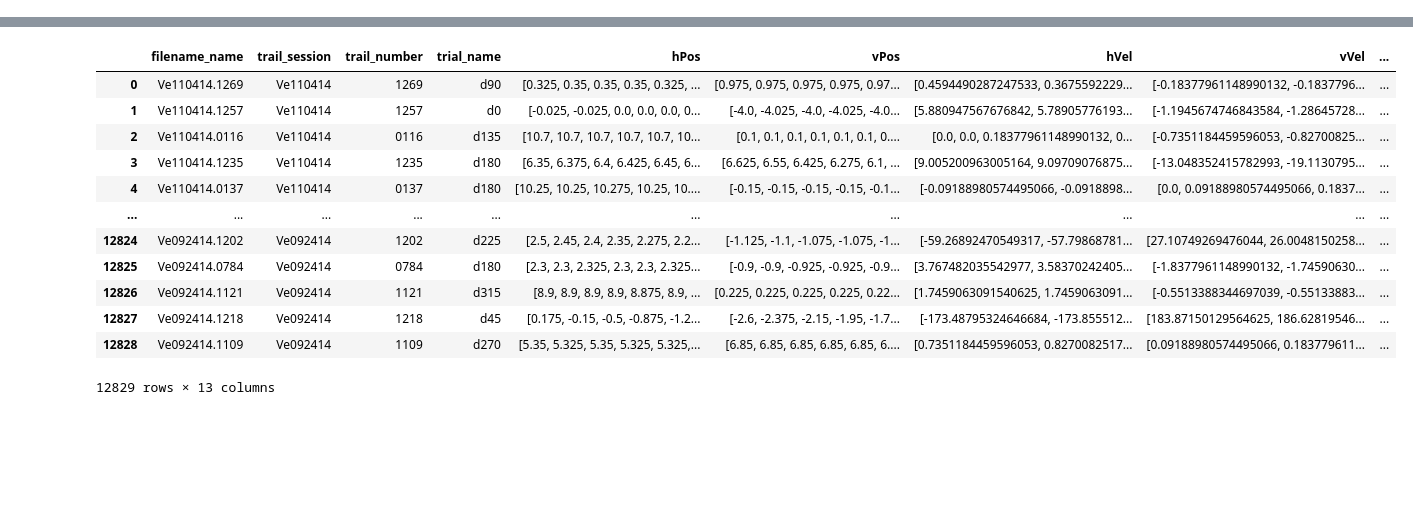
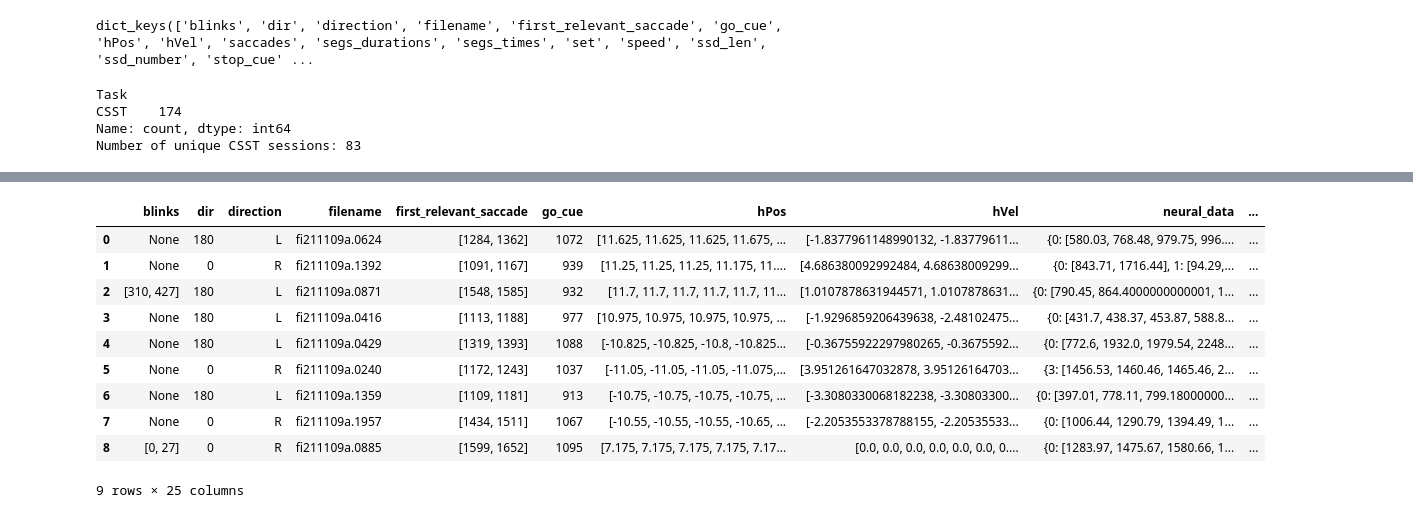
Before and after one commit to barrackHa/Population-Analysis, a Jupyter notebook: data_pre_proc/data_pre_proc_multiProc.ipynb, the cells around one changed output, grey strips where cells are left out. Cells and saved outputs as stored; diff of their text form; code cells hidden in the pictures; blank space fills up the shorter version.

Commit message:
async pre proc

```diff
--- a/data_pre_proc/data_pre_proc_multiProc.ipynb
+++ b/data_pre_proc/data_pre_proc_multiProc.ipynb
@@ -26,10 +29,10 @@ output_notebook()
 # %%
-base_path = Path('/home/barak/data/ComDePri-EWS/data/data_from_Mati/Vernon_Neural/')
+base_path = Path.cwd().parent / 'data' / 'fiona_sst'
 dirs = [d for d in base_path.iterdir() if d.is_dir()]
 
 files = []
 for dir_path in dirs:
     files += list(f for f in dir_path.iterdir() if f.is_file())
 
-len(dirs), len(files)
+len(dirs), len(files), files[:3]
 # %% [output]
@@ -67,3 +44,33 @@ test_data = get_file_data(file_path)
+# %%
+def get_file_data(file_path: Path) -> dict:
+    single_trial_instance = single_trial(file_path)
+    if single_trial_instance.set != 'CSST':
+        return None
+    single_trial_instance.get_saccades()
+    single_trial_instance.get_first_relevant_saccade()
+    trial_row = single_trial_instance.data_dict
+    del trial_row['file_path']
+    return trial_row
+
+data_dir = Path.cwd() / "data/fiona_sst/fi211109"
+file_path = data_dir / "fi211109a.2040"
+test_data = get_file_data(file_path)
+del test_data['neural_data']
+pprint(test_data.keys())
+# %% [output]
+dict_keys(['blinks', 'dir', 'direction', 'filename', 'first_relevant_saccade', 'go_cue', 'hPos', 'hVel', 'saccades', 'segs_durations', 'segs_times', 'set', 'speed', 'ssd_len', 'ssd_number', 'stop_cue' ...
+# %%
+behaviour_db_file_path = base_path / "SST_fiona_behaviour_db.xlsx"
+behaviour_df = pd.read_excel(behaviour_db_file_path)
+behaviour_df = behaviour_df[behaviour_df['Task'] == 'CSST']
+print(behaviour_df['Task'].value_counts())
+csst_lst = set(behaviour_df['behaviour_session'].tolist())
+print(f"Number of unique CSST sessions: {len(csst_lst)}")
+# %% [output]
+Task
+CSST    174
+Name: count, dtype: int64
+Number of unique CSST sessions: 83
 # %%
 def process_file(file):
     try:
@@ -76,12 +83,25 @@ def process_file(file):
         print(f'Error processing file {file}: {e}')
         return None
 
-with ProcessPoolExecutor() as executor:
-    results = list(executor.map(process_file, files))
+def analyse_files_async(files_list):
+    results = []
+    with ThreadPoolExecutor() as executor:
+        # Submit all tasks to the executor
+        futures = {
+            executor.submit(process_file, file):
+            file for file in files_list
+        }
 
+        # Use tqdm to display the progress bar
+        for future in tqdm(as_completed(futures), total=len(files_list), desc="Loading files"):
+            results.append(future.result())
+
+    return results
+
+results = analyse_files_async(files)
 # Filter out None results
 results = [result for result in results if result is not None]
-
+print(f"Processed {len(results)} valid files out of {len(files)}")
 # Create a DataFrame from the results
 files_df = pd.DataFrame(results)
 files_df
@@ -108,13 +110,11 @@ Error processing file /home/barak/data/ComDePri-EWS/data/data_from_Mati/Vernon_N
-|  | filename_name | trail_session | trail_number | trial_name | hPos | vPos | hVel | vVel | ... |
-| 0 | Ve110414.1269 | Ve110414 | 1269 | d90 | [0.325, 0.35, 0.35, 0.35, 0.325, ... | [0.975, 0.975, 0.975, 0.975, 0.97... | [0.4594490287247533, 0.3675592229... | [-0.18377961148990132, -0.1837796... | ... |
-| 1 | Ve110414.1257 | Ve110414 | 1257 | d0 | [-0.025, -0.025, 0.0, 0.0, 0.0, 0... | [-4.0, -4.025, -4.0, -4.025, -4.0... | [5.880947567676842, 5.78905776193... | [-1.1945674746843584, -1.28645728... | ... |
-| 2 | Ve110414.0116 | Ve110414 | 0116 | d135 | [10.7, 10.7, 10.7, 10.7, 10.7, 10... | [0.1, 0.1, 0.1, 0.1, 0.1, 0.1, 0.... | [0.0, 0.0, 0.18377961148990132, 0... | [-0.7351184459596053, -0.82700825... | ... |
-| 3 | Ve110414.1235 | Ve110414 | 1235 | d180 | [6.35, 6.375, 6.4, 6.425, 6.45, 6... | [6.625, 6.55, 6.425, 6.275, 6.1, ... | [9.005200963005164, 9.09709076875... | [-13.048352415782993, -19.1130795... | ... |
-| 4 | Ve110414.0137 | Ve110414 | 0137 | d180 | [10.25, 10.25, 10.275, 10.25, 10.... | [-0.15, -0.15, -0.15, -0.15, -0.1... | [-0.09188980574495066, -0.0918898... | [0.0, 0.09188980574495066, 0.1837... | ... |
-| ... | ... | ... | ... | ... | ... | ... | ... | ... | ... |
-| 12824 | Ve092414.1202 | Ve092414 | 1202 | d225 | [2.5, 2.45, 2.4, 2.35, 2.275, 2.2... | [-1.125, -1.1, -1.075, -1.075, -1... | [-59.26892470549317, -57.79868781... | [27.10749269476044, 26.0048150258... | ... |
-| 12825 | Ve092414.0784 | Ve092414 | 0784 | d180 | [2.3, 2.3, 2.325, 2.3, 2.3, 2.325... | [-0.9, -0.9, -0.925, -0.925, -0.9... | [3.767482035542977, 3.58370242405... | [-1.8377961148990132, -1.74590630... | ... |
-| 12826 | Ve092414.1121 | Ve092414 | 1121 | d315 | [8.9, 8.9, 8.9, 8.9, 8.875, 8.9, ... | [0.225, 0.225, 0.225, 0.225, 0.22... | [1.7459063091540625, 1.7459063091... | [-0.5513388344697039, -0.55133883... | ... |
-| 12827 | Ve092414.1218 | Ve092414 | 1218 | d45 | [0.175, -0.15, -0.5, -0.875, -1.2... | [-2.6, -2.375, -2.15, -1.95, -1.7... | [-173.48795324646684, -173.855512... | [183.87150129564625, 186.62819546... | ... |
-| 12828 | Ve092414.1109 | Ve092414 | 1109 | d270 | [5.35, 5.325, 5.35, 5.325, 5.325,... | [6.85, 6.85, 6.85, 6.85, 6.85, 6.... | [0.7351184459596053, 0.8270082517... | [0.09188980574495066, 0.183779611... | ... |
+|  | blinks | dir | direction | filename | first_relevant_saccade | go_cue | hPos | hVel | neural_data | ... |
+| 0 | None | 180 | L | fi211109a.0624 | [1284, 1362] | 1072 | [11.625, 11.625, 11.625, 11.675, ... | [-1.8377961148990132, -1.83779611... | {0: [580.03, 768.48, 979.75, 996.... | ... |
+| 1 | None | 0 | R | fi211109a.1392 | [1091, 1167] | 939 | [11.25, 11.25, 11.25, 11.175, 11.... | [4.686380092992484, 4.68638009299... | {0: [843.71, 1716.44], 1: [94.29,... | ... |
+| 2 | [310, 427] | 180 | L | fi211109a.0871 | [1548, 1585] | 932 | [11.7, 11.7, 11.7, 11.7, 11.7, 11... | [1.0107878631944571, 1.0107878631... | {0: [790.45, 864.4000000000001, 1... | ... |
+| 3 | None | 180 | L | fi211109a.0416 | [1113, 1188] | 977 | [10.975, 10.975, 10.975, 10.975, ... | [-1.9296859206439638, -2.48102475... | {0: [431.7, 438.37, 453.87, 588.8... | ... |
+| 4 | None | 180 | L | fi211109a.0429 | [1319, 1393] | 1088 | [-10.825, -10.825, -10.8, -10.825... | [-0.36755922297980265, -0.3675592... | {0: [772.6, 1932.0, 1979.54, 2248... | ... |
+| 5 | None | 0 | R | fi211109a.0240 | [1172, 1243] | 1037 | [-11.05, -11.05, -11.05, -11.075,... | [3.951261647032878, 3.95126164703... | {3: [1456.53, 1460.46, 1465.46, 2... | ... |
+| 6 | None | 180 | L | fi211109a.1359 | [1109, 1181] | 913 | [-10.75, -10.75, -10.75, -10.75, ... | [-3.3080330068182238, -3.30803300... | {0: [397.01, 778.11, 799.18000000... | ... |
+| 7 | None | 0 | R | fi211109a.1957 | [1434, 1511] | 1067 | [-10.55, -10.55, -10.55, -10.65, ... | [-2.2053553378788155, -2.20535533... | {0: [1006.44, 1290.79, 1394.49, 1... | ... |
+| 8 | [0, 27] | 0 | R | fi211109a.0885 | [1599, 1652] | 1095 | [7.175, 7.175, 7.175, 7.175, 7.17... | [0.0, 0.0, 0.0, 0.0, 0.0, 0.0, 0.... | {0: [1283.97, 1475.67, 1580.66, 1... | ... |
-12829 rows × 13 columns
+9 rows × 25 columns
```
Also changed, not shown: parts of 8 cells of this notebook.
